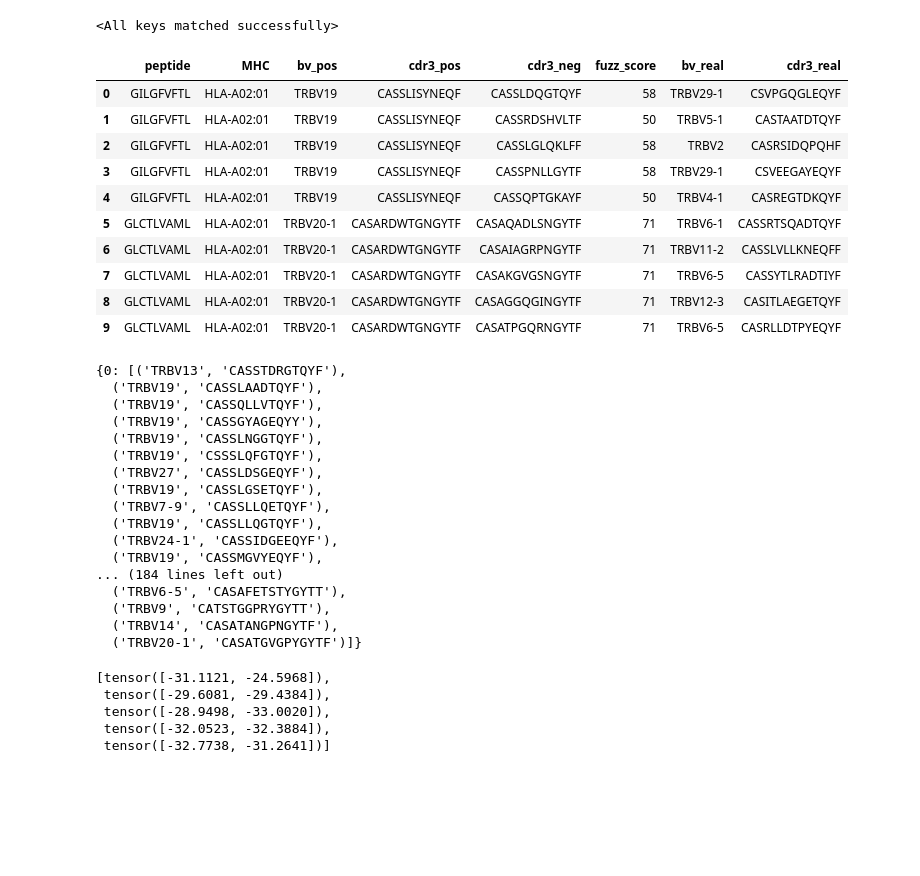
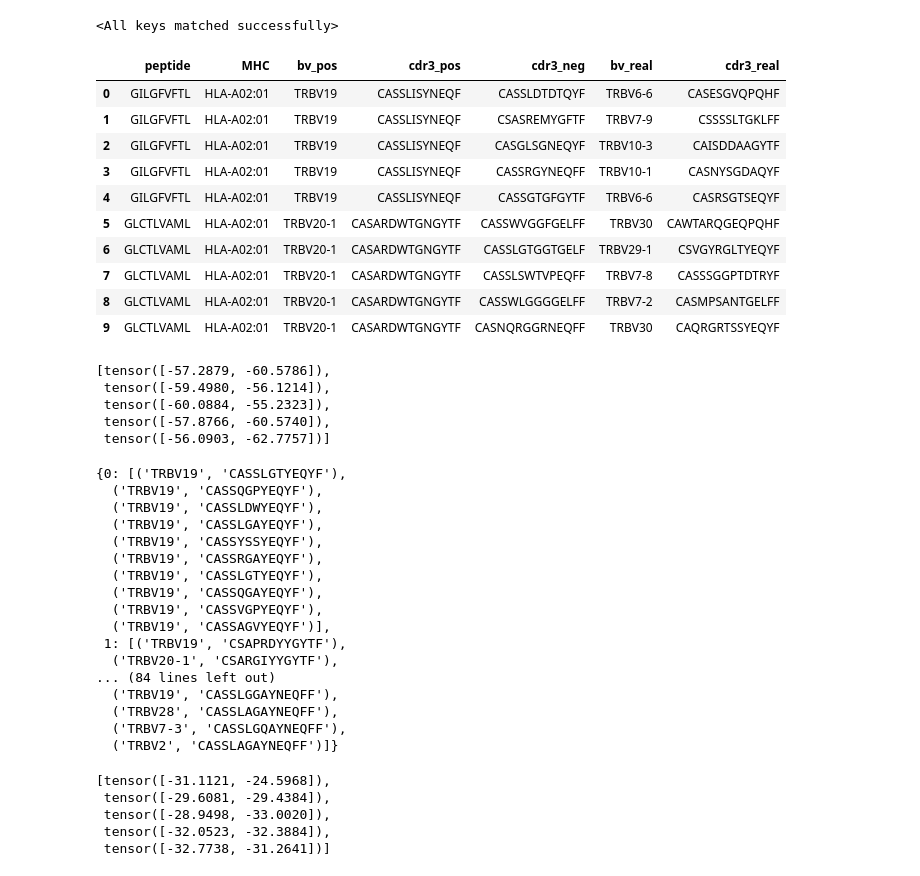
Before and after one commit to gu0y1/PepBridge, a Jupyter notebook: test.ipynb, the cells around one changed output. Saved outputs shown, nothing was run; the diff lists cells and outputs as text; code cells hidden in the pictures; blank space fills up the shorter version.

```diff
--- a/test.ipynb
+++ b/test.ipynb
@@ -215,19 +215,27 @@ with torch.no_grad():
         seq_mask_list.append(cdr3_mask_v)
         pair_mask_list.append(pair_mask_v)
 # %%
-gen_test1[:10]
+gen_test2[:10]
 # %% [output]
-|  | peptide | MHC | bv_pos | cdr3_pos | cdr3_neg | fuzz_score | bv_real | cdr3_real |
-| 0 | GILGFVFTL | HLA-A02:01 | TRBV19 | CASSLISYNEQF | CASSLDQGTQYF | 58 | TRBV29-1 | CSVPGQGLEQYF |
-| 1 | GILGFVFTL | HLA-A02:01 | TRBV19 | CASSLISYNEQF | CASSRDSHVLTF | 50 | TRBV5-1 | CASTAATDTQYF |
-| 2 | GILGFVFTL | HLA-A02:01 | TRBV19 | CASSLISYNEQF | CASSLGLQKLFF | 58 | TRBV2 | CASRSIDQPQHF |
-| 3 | GILGFVFTL | HLA-A02:01 | TRBV19 | CASSLISYNEQF | CASSPNLLGYTF | 58 | TRBV29-1 | CSVEEGAYEQYF |
-| 4 | GILGFVFTL | HLA-A02:01 | TRBV19 | CASSLISYNEQF | CASSQPTGKAYF | 50 | TRBV4-1 | CASREGTDKQYF |
-| 5 | GLCTLVAML | HLA-A02:01 | TRBV20-1 | CASARDWTGNGYTF | CASAQADLSNGYTF | 71 | TRBV6-1 | CASSRTSQADTQYF |
-| 6 | GLCTLVAML | HLA-A02:01 | TRBV20-1 | CASARDWTGNGYTF | CASAIAGRPNGYTF | 71 | TRBV11-2 | CASSLVLLKNEQFF |
-| 7 | GLCTLVAML | HLA-A02:01 | TRBV20-1 | CASARDWTGNGYTF | CASAKGVGSNGYTF | 71 | TRBV6-5 | CASSYTLRADTIYF |
-| 8 | GLCTLVAML | HLA-A02:01 | TRBV20-1 | CASARDWTGNGYTF | CASAGGQGINGYTF | 71 | TRBV12-3 | CASITLAEGETQYF |
-| 9 | GLCTLVAML | HLA-A02:01 | TRBV20-1 | CASARDWTGNGYTF | CASATPGQRNGYTF | 71 | TRBV6-5 | CASRLLDTPYEQYF |
+|  | peptide | MHC | bv_pos | cdr3_pos | cdr3_neg | bv_real | cdr3_real |
+| 0 | GILGFVFTL | HLA-A02:01 | TRBV19 | CASSLISYNEQF | CASSLDTDTQYF | TRBV6-6 | CASESGVQPQHF |
+| 1 | GILGFVFTL | HLA-A02:01 | TRBV19 | CASSLISYNEQF | CSASREMYGFTF | TRBV7-9 | CSSSSLTGKLFF |
+| 2 | GILGFVFTL | HLA-A02:01 | TRBV19 | CASSLISYNEQF | CASGLSGNEQYF | TRBV10-3 | CAISDDAAGYTF |
+| 3 | GILGFVFTL | HLA-A02:01 | TRBV19 | CASSLISYNEQF | CASSRGYNEQFF | TRBV10-1 | CASNYSGDAQYF |
+| 4 | GILGFVFTL | HLA-A02:01 | TRBV19 | CASSLISYNEQF | CASSGTGFGYTF | TRBV6-6 | CASRSGTSEQYF |
+| 5 | GLCTLVAML | HLA-A02:01 | TRBV20-1 | CASARDWTGNGYTF | CASSWVGGFGELFF | TRBV30 | CAWTARQGEQPQHF |
+| 6 | GLCTLVAML | HLA-A02:01 | TRBV20-1 | CASARDWTGNGYTF | CASSLGTGGTGELF | TRBV29-1 | CSVGYRGLTYEQYF |
+| 7 | GLCTLVAML | HLA-A02:01 | TRBV20-1 | CASARDWTGNGYTF | CASSLSWTVPEQFF | TRBV7-8 | CASSSGGPTDTRYF |
+| 8 | GLCTLVAML | HLA-A02:01 | TRBV20-1 | CASARDWTGNGYTF | CASSWLGGGGELFF | TRBV7-2 | CASMPSANTGELFF |
+| 9 | GLCTLVAML | HLA-A02:01 | TRBV20-1 | CASARDWTGNGYTF | CASNQRGGRNEQFF | TRBV30 | CAQRGRTSSYEQYF |
+# %%
+e_list
+# %% [output]
+[tensor([-57.2879, -60.5786]),
+ tensor([-59.4980, -56.1214]),
+ tensor([-60.0884, -55.2323]),
+ tensor([-57.8766, -60.5740]),
+ tensor([-56.0903, -62.7757])]
 # %%
 batch_mrf_sample_and_decode(
     bv_logits_batch=torch.cat(bv_list, dim=0),   # [B, BvC]
@@ -235,31 +243,31 @@ batch_mrf_sample_and_decode(
     pair_logits_batch=torch.cat(pair_list, dim=0), # [B, N, N, C, C] 或 [B, N, N, C*C]
     seq_mask_batch=torch.cat(seq_mask_list, dim=0),    # [B, N]
     pair_mask_batch=torch.cat(pair_mask_list, dim=0),   # [B, N, N]
-    T = 1,
-    steps = 5,
-    n_samples = 20,
+    T = 0.5,
+    steps = 10,
+    n_samples = 10,
     forbid_indices=(0, 21, 22, 23, 24, 25),
     amino_acid_dict=aa_dict,
     bv_dict=bv_dict
 )
 # %% [output]
-{0: [('TRBV13', 'CASSTDRGTQYF'),
-  ('TRBV19', 'CASSLAADTQYF'),
-  ('TRBV19', 'CASSQLLVTQYF'),
-  ('TRBV19', 'CASSGYAGEQYY'),
-  ('TRBV19', 'CASSLNGGTQYF'),
-  ('TRBV19', 'CSSSLQFGTQYF'),
-  ('TRBV27', 'CASSLDSGEQYF'),
-  ('TRBV19', 'CASSLGSETQYF'),
-  ('TRBV7-9', 'CASSLLQETQYF'),
-  ('TRBV19', 'CASSLLQGTQYF'),
-  ('TRBV24-1', 'CASSIDGEEQYF'),
-  ('TRBV19', 'CASSMGVYEQYF'),
-... (184 lines left out)
-  ('TRBV6-5', 'CASAFETSTYGYTT'),
-  ('TRBV9', 'CATSTGGPRYGYTT'),
-  ('TRBV14', 'CASATANGPNGYTF'),
-  ('TRBV20-1', 'CASATGVGPYGYTF')]}
+{0: [('TRBV19', 'CASSLGTYEQYF'),
+  ('TRBV19', 'CASSQGPYEQYF'),
+  ('TRBV19', 'CASSLDWYEQYF'),
+  ('TRBV19', 'CASSLGAYEQYF'),
+  ('TRBV19', 'CASSYSSYEQYF'),
+  ('TRBV19', 'CASSRGAYEQYF'),
+  ('TRBV19', 'CASSLGTYEQYF'),
+  ('TRBV19', 'CASSQGAYEQYF'),
+  ('TRBV19', 'CASSVGPYEQYF'),
+  ('TRBV19', 'CASSAGVYEQYF')],
+ 1: [('TRBV19', 'CSAPRDYYGYTF'),
+  ('TRBV20-1', 'CSARGIYYGYTF'),
+... (84 lines left out)
+  ('TRBV19', 'CASSLGGAYNEQFF'),
+  ('TRBV28', 'CASSLAGAYNEQFF'),
+  ('TRBV7-3', 'CASSLGQAYNEQFF'),
+  ('TRBV2', 'CASSLAGAYNEQFF')]}
 # %%
 e_list
 # %% [output]
```
Also changed, not shown: parts of 2 cells of this notebook, 8 other files.
